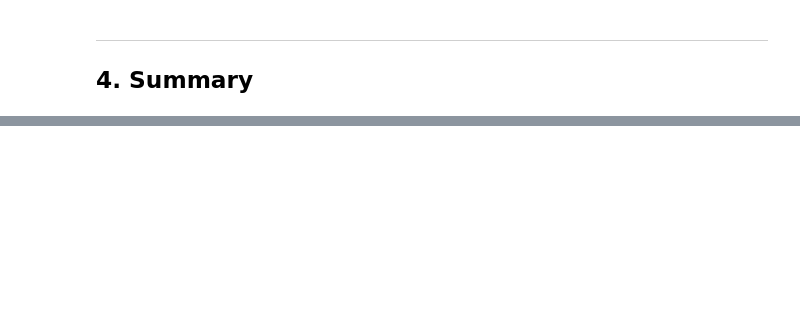
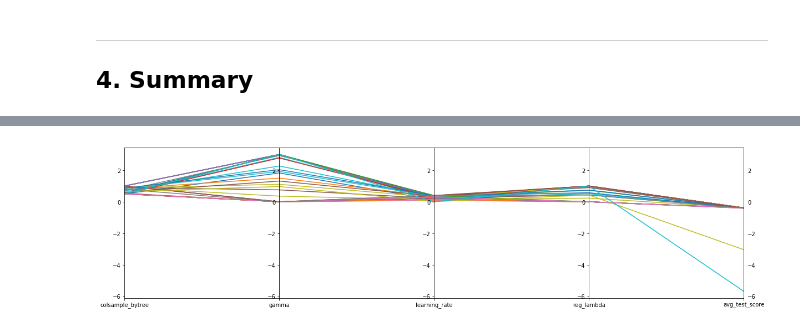
Before and after one commit to cebes/hyper-optimizer, a Jupyter notebook: nyc_taxi_duration/main.ipynb, the cells around one changed output, grey strips where cells are left out. Cells and saved outputs as stored; diff of their text form; code cells hidden in the pictures; blank space fills up the shorter version.

```diff
--- a/nyc_taxi_duration/main.ipynb
+++ b/nyc_taxi_duration/main.ipynb
@@ -859,0 +878,5 @@ result_df
+# %%
+parallel_coordinates(sigopt_df[['colsample_bytree', 'gamma', 'learning_rate', 'reg_lambda', 'avg_test_score']],
+                    figsize=(20, 5))
+# %% [output]
+[figure, added]
```
Also changed, not shown: parts of 10 cells of this notebook, 1 other file.
